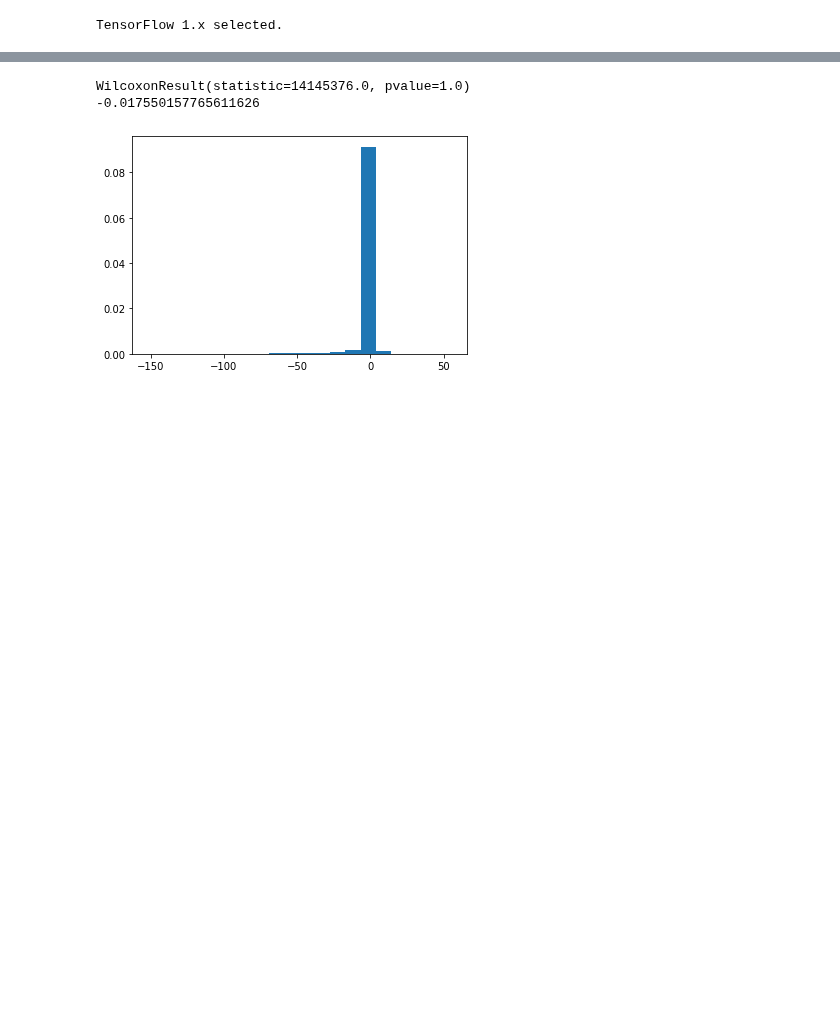
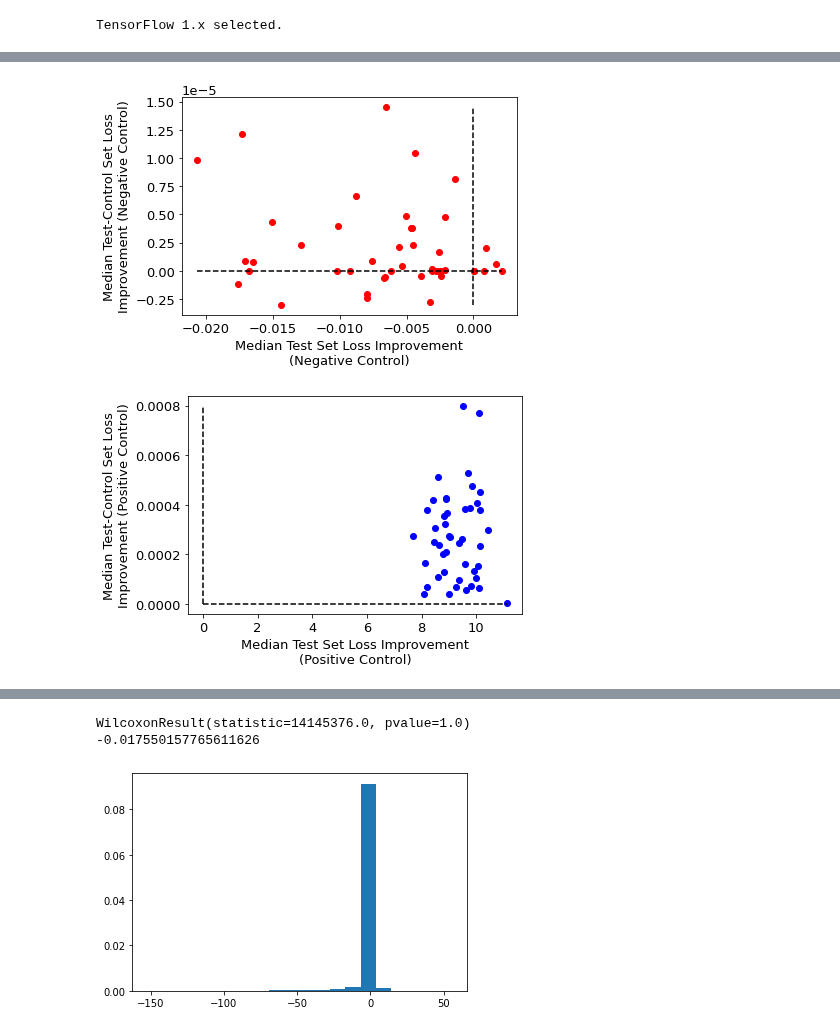
Before and after one commit to kundajelab/feature_interactions, a Jupyter notebook: EvaluateModelsGivenPredictionData.ipynb, the cells around one changed output, grey strips where cells are left out. Drawn from its saved outputs; the diff is of its cells as text; code cells hidden in the pictures; blank space fills up the shorter version.

```diff
--- a/EvaluateModelsGivenPredictionData.ipynb
+++ b/EvaluateModelsGivenPredictionData.ipynb
@@ -142,6 +143,11 @@ train_toanalyze_orig_neg_labels =\
 train_toanalyze_orig_pos_labels =\
   load_numerical("train_toanalyze_orig_pos_labels.txt")
 
+test_toanalyze_groundtruth_neg_maineff=\
+  load_numerical("test_toanalyze_groundtruth_neg_maineff.txt")
+test_toanalyze_groundtruth_pos_interactions=\
+  load_numerical("test_toanalyze_groundtruth_pos_interactions.txt")
+
 shuff_toanalyze_orig_oraclepred_neg =\
   inverse_anscombe_transform(
       load_numerical("shuff_toanalyze_orig_oraclepred_neg.txt"))
@@ -464,0 +663,25 @@ poscontrol_results_summary = prepare_results_summary(poscontrol_results)
+# %%
+#MEDIAN_MULTIPLIER = 1.353
+
+xyaxis_scatterplot(x=negcontrol_test_lossimp_median,
+                   y=negcontrol_controltest_lossimp_median,
+                   #xerr=negcontrol_test_lossimp_stderr,
+                   #yerr=negcontrol_controltest_lossimp_stderr,
+                   #fmt='o',
+                   color="red")
+plt.xlabel("Median Test Set Loss Improvement\n(Negative Control)")
+plt.ylabel("Median Test-Control Set Loss\nImprovement (Negative Control)")
+plt.show()
+
+xyaxis_scatterplot(x=poscontrol_test_lossimp_median,
+                   y=poscontrol_controltest_lossimp_median,
+                  #xerr=poscontrol_test_lossimp_stderr,
+                  #yerr=poscontrol_controltest_lossimp_stderr,
+                  #fmt='o',
+                    color="blue")
+plt.xlabel("Median Test Set Loss Improvement\n(Positive Control)")
+plt.ylabel("Median Test-Control Set Loss\nImprovement (Positive Control)")
+plt.show()
+# %% [output]
+[figure, added]
+[figure, added]
```
Also changed, not shown: parts of 8 cells of this notebook.
